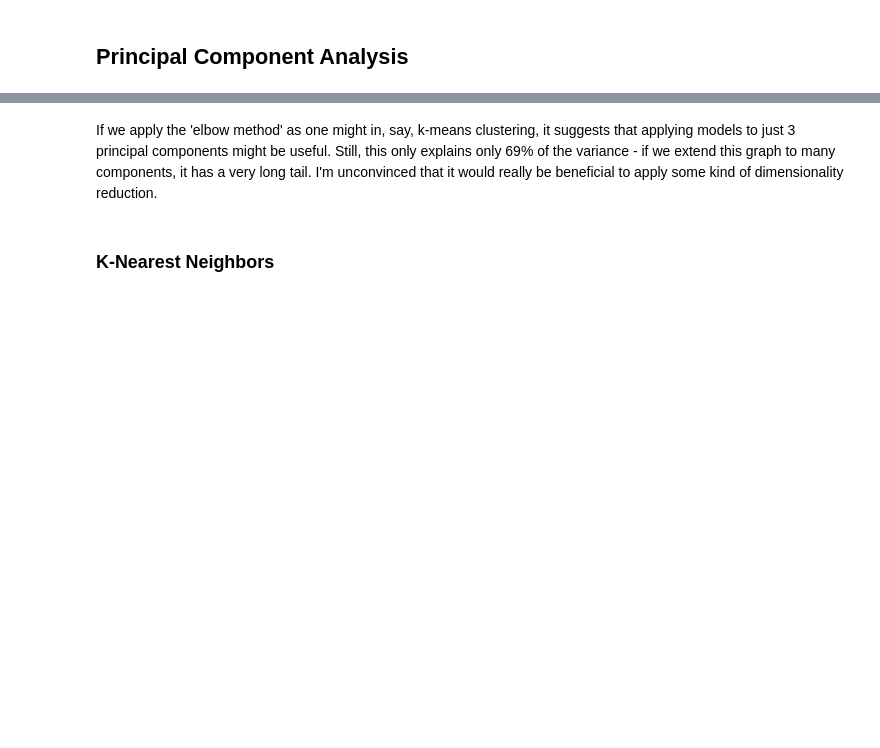
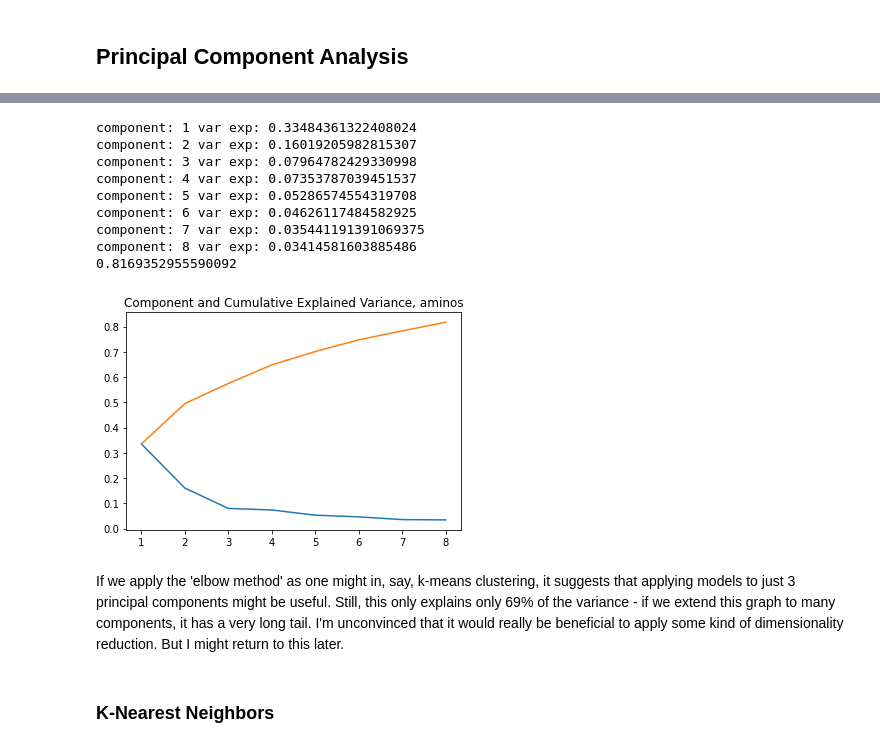
Before and after one commit to skizlik/capstone-2-dna-taxon-prediction, a Jupyter notebook: Capstone 2 Modeling.ipynb, the cells around one changed output, grey strips where cells are left out. Saved outputs shown, nothing was run; the diff lists cells and outputs as text; code cells hidden in the pictures; blank space fills up the shorter version.

```diff
--- a/Capstone 2 Modeling.ipynb
+++ b/Capstone 2 Modeling.ipynb
@@ -90,5 +122,34 @@ component: 8 var exp: 0.022096884397945937
+# %%
+# let's also try this on aminos
+
+ss = StandardScaler()
+amino_ss = ss.fit_transform(cu[amino_list])
+
+c = 8
+pca = PCA(n_components=c)
+pca_fit = pca.fit_transform(amino_ss)
+
+plt.plot(range(1,c+1), pca.explained_variance_ratio_)
+plt.plot(range(1,c+1), np.cumsum(pca.explained_variance_ratio_))
+plt.title("Component and Cumulative Explained Variance, aminos")
+
+for i in range(0,c):
+    print('component:', i+1, 'var exp:', pca.explained_variance_ratio_[i])
+
+print(sum(pca.explained_variance_ratio_))
+# %% [output]
+component: 1 var exp: 0.33484361322408024
+component: 2 var exp: 0.16019205982815307
+component: 3 var exp: 0.07964782429330998
+component: 4 var exp: 0.07353787039451537
+component: 5 var exp: 0.05286574554319708
+component: 6 var exp: 0.04626117484582925
+component: 7 var exp: 0.035441191391069375
+component: 8 var exp: 0.03414581603885486
+0.8169352955590092
+[figure, added]
 # %% [markdown]
-If we apply the 'elbow method' as one might in, say, k-means clustering, it suggests that applying models to just 3 principal components might be useful.  Still, this only explains only 69% of the variance - if we extend this graph to many components, it has a very long tail.  I'm unconvinced that it would really be beneficial to apply some kind of dimensionality reduction.
+If we apply the 'elbow method' as one might in, say, k-means clustering, it suggests that applying models to just 3 principal components might be useful.  Still, this only explains only 69% of the variance - if we extend this graph to many components, it has a very long tail.  I'm unconvinced that it would really be beneficial to apply some kind of dimensionality reduction.  But I might return to this later.
 # %% [markdown]
 ### K-Nearest Neighbors
 # %% [markdown]
```
Also changed, not shown: parts of 48 cells of this notebook.
